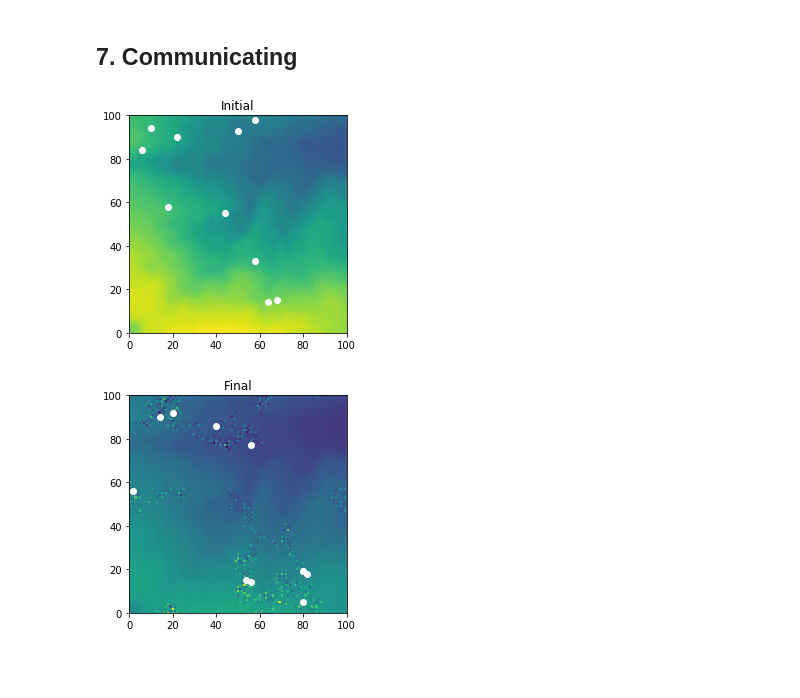
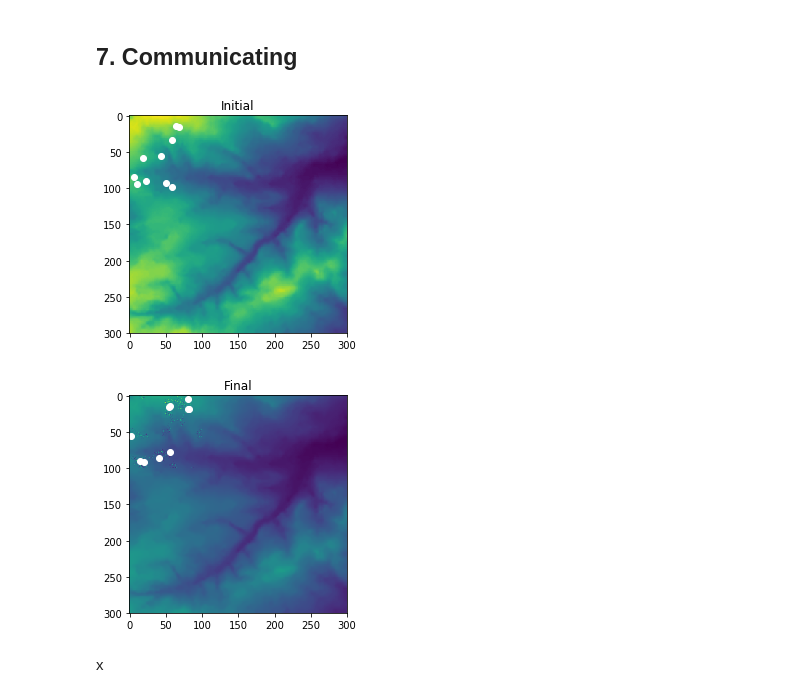
Before and after one commit to amiraliemami/SheepSim, a Jupyter notebook: Jupyter Workbook.ipynb, the cells around one changed output. Cells and saved outputs as stored; diff of their text form; code cells hidden in the pictures; blank space fills up the shorter version.

```diff
--- a/Jupyter Workbook.ipynb
+++ b/Jupyter Workbook.ipynb
@@ -486,36 +486,38 @@ for _ in range(num_of_agents):
 # TEST each agent has list of others
 # print(agents[0].agents[6].x,agents[0].agents[6].y)
 # print(agents[6].x,agents[6].y)
 #agents[0].share_with_neighbours(neighbourhood)
 
 # plot initial positions
 np_agents = np.array([[agent.x,agent.y] for agent in agents])
 plt.scatter(np_agents[:,0],np_agents[:,1],c='white',label='Initial')
 plt.imshow(environment)
-plt.ylim(0, 100)
-plt.xlim(0, 100)
+# plt.ylim(0, 100)
+# plt.xlim(0, 100)
 plt.title('Initial')
 plt.show()
 
 
 ### MOVE AND EAT
 
 for _ in range(num_steps):
     for i in range(len(agents)):
         agents[i].move()
         agents[i].eat()
         agents[i].share_with_neighbours(neighbourhood)
 
 # plot final positions
 np_agents_new = np.array([[agent.x,agent.y] for agent in agents])
 plt.scatter(np_agents_new[:,0],np_agents_new[:,1],c='white',label='Final')
 plt.imshow(environment)
 
 plt.title('Final')
 #plt.legend()
-plt.ylim(0, 100)
-plt.xlim(0, 100)
+# plt.ylim(0, 100)
+# plt.xlim(0, 100)
 plt.show()
 # %% [output]
-[figure, old version]
+[figure, new version]
-[figure, old version]
+[figure, new version]
+# %% [markdown]
+x
```
